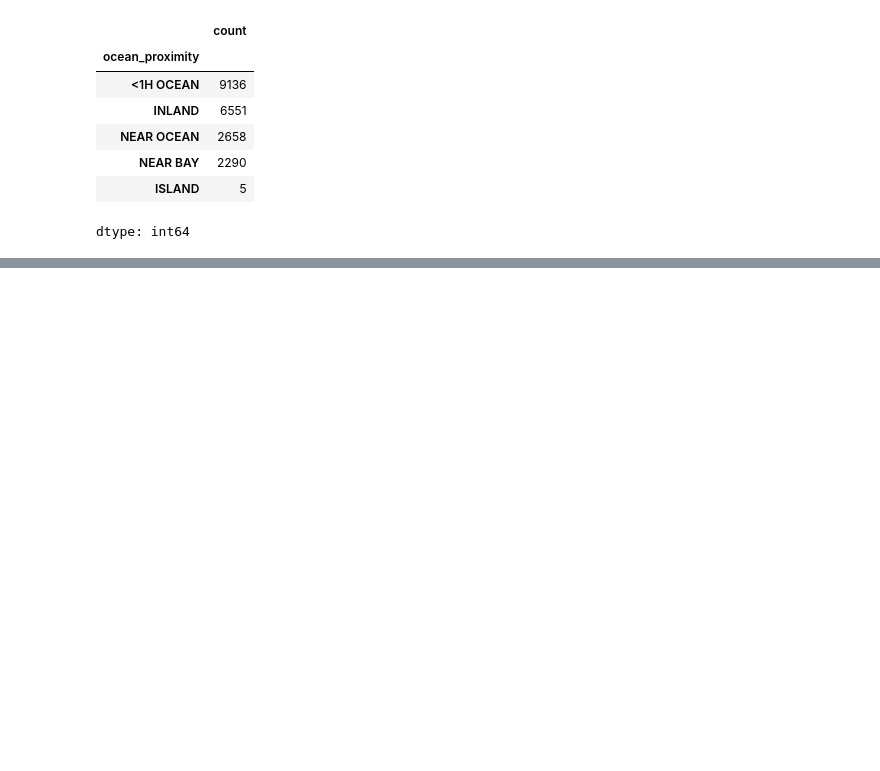
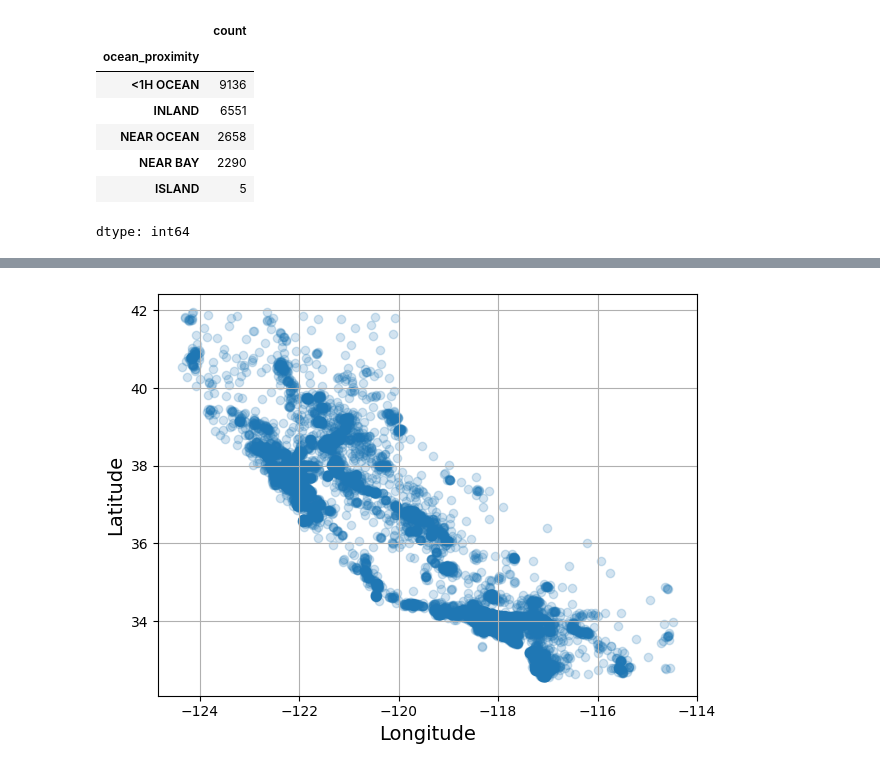
Before and after one commit to Mursalin1011/hands-on-ml-book, a Jupyter notebook: Practice_02_end_to_end_machine_learning_project.ipynb, the cells around one changed output, grey strips where cells are left out. Cells and saved outputs as stored; diff of their text form; code cells hidden in the pictures; blank space fills up the shorter version.

```diff
--- a/Practice_02_end_to_end_machine_learning_project.ipynb
+++ b/Practice_02_end_to_end_machine_learning_project.ipynb
@@ -87,0 +263,9 @@ plt.show()
+# %%
+plt.scatter(housing["longitude"], housing["latitude"],alpha=0.2)
+plt.grid(True)
+plt.xlabel("Longitude", fontsize=14)
+plt.ylabel("Latitude", fontsize=14)
+save_fig("bad_visualization_plot")
+plt.show()
+# %% [output]
+[figure, added]
```
Also changed, not shown: parts of 36 cells of this notebook.
